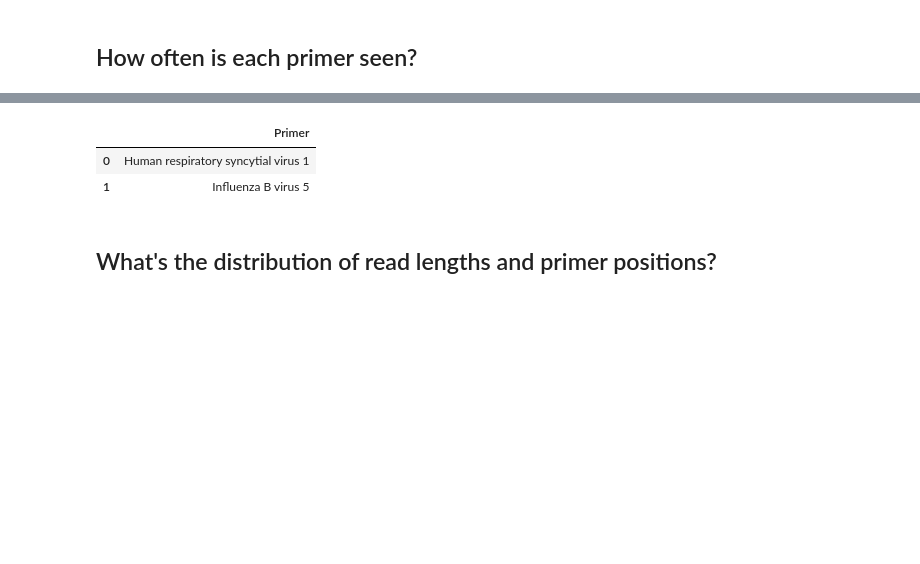
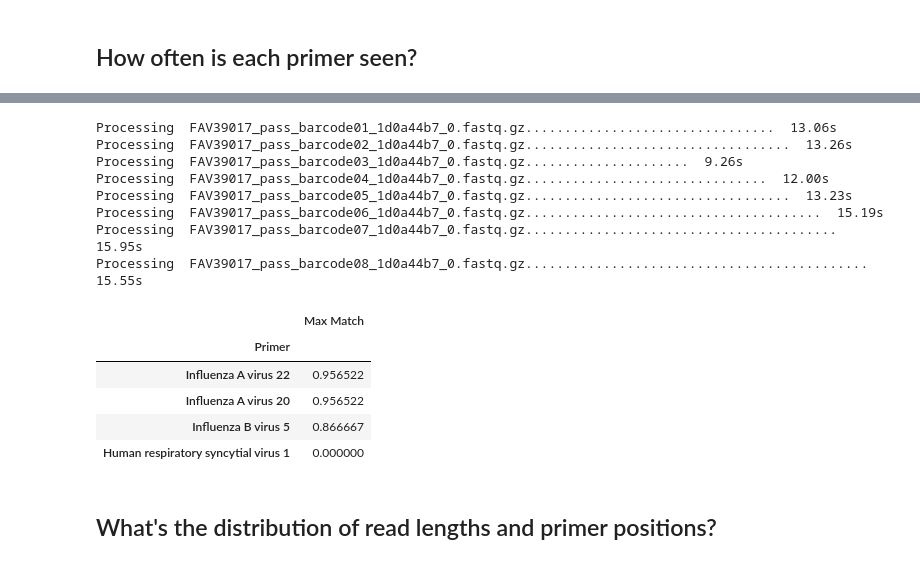
Before and after one commit to RByers/RespiCov-analyze, a Jupyter notebook: AnalyzeRespiCov.ipynb, the cells around one changed output, grey strips where cells are left out. Saved outputs shown, nothing was run; the diff lists cells and outputs as text; code cells hidden in the pictures; blank space fills up the shorter version.

```diff
--- a/AnalyzeRespiCov.ipynb
+++ b/AnalyzeRespiCov.ipynb
@@ -138,7 +128,7 @@ from collections import Counter
 mrs = []
 for (record, hits) in getPrimerMatches("barcode07"):
     for hit in hits:
-        mrs.append(hit.score / len(hit.primer))
+        mrs.append(hit.mr)
 
-pd.DataFrame({'Score': mrs}).hist(figsize=(8,3), bins=5, grid=False)
+pd.DataFrame({'Score': mrs}).hist(figsize=(8,3), bins=5, grid=False);
 # %% [output]
@@ -166,20 +139,21 @@ array([[<AxesSubplot:title={'center':'Score'}>]], dtype=object)
 # %%
 hitsPerPrimer = dict()
 for p in primers:
-    hitsPerPrimer[p.description] = [0,0]
+    hitsPerPrimer[p.description] = [0,0,0]
 
 hitsTotal = 0
 for (record, hits) in getPrimerMatches("barcode07"):
     hitsTotal += len(hits)
     for hit in hits:
         hitsPerPrimer[hit.primer.description][1 if hit.rev else 0] += 1
+        hitsPerPrimer[hit.primer.description][2] += hit.mr
 
 def addPercent (entry):
-    (primer, [fwd,rev]) = entry
-    return (primer, fwd, rev, round((fwd+rev) / hitsTotal * 100, ndigits=2))
+    (primer, [fwd,rev,mrtot]) = entry
+    return (primer, fwd, rev, round((fwd+rev) / hitsTotal * 100, ndigits=2), round(mrtot / (fwd+rev), ndigits=2))
 
-data = map(addPercent, filter(lambda p:p[1]!=[0,0], hitsPerPrimer.items()))
-table = pd.DataFrame(data, columns=["Primer","Fwd hits", "Rev hits", "%"])
+data = map(addPercent, filter(lambda p:p[1]!=[0,0,0], hitsPerPrimer.items()))
+table = pd.DataFrame(data, columns=["Primer","Fwd hits", "Rev hits", "%", "Avg MR"])
 table.set_index("Primer", inplace=True)
 table.sort_values("%", ascending=False, inplace=True)
 table
@@ -209,17 +183,30 @@ Processing  FAV39017_pass_barcode07_1d0a44b7_0.fastq.gz.........................
 # %%
-from collections import Counter
-
-unseen = set(map(lambda p:p.description, primers))
+primerMaxMatch = dict.fromkeys(map(lambda p:p.description, primers), 0.0)
 
 for (dir, record, hits) in getAllPrimerMatches():
-    for (primer, s, e) in hits:
-        unseen.discard(primer.description)
+    for hit in hits:
+        if primerMaxMatch[hit.primer.description] < hit.mr:
+            primerMaxMatch[hit.primer.description] = hit.mr
 
-pd.DataFrame(unseen, columns=["Primer"])
+table = pd.DataFrame.from_dict(primerMaxMatch, orient="index", columns=["Max Match"])
+table.index.name = "Primer"
+table.sort_values("Max Match", ascending=False, inplace=True)
+table[table["Max Match"] < 1.0]
 # %% [output]
+Processing  FAV39017_pass_barcode01_1d0a44b7_0.fastq.gz................................  13.06s
+Processing  FAV39017_pass_barcode02_1d0a44b7_0.fastq.gz..................................  13.26s
+Processing  FAV39017_pass_barcode03_1d0a44b7_0.fastq.gz.....................  9.26s
+Processing  FAV39017_pass_barcode04_1d0a44b7_0.fastq.gz...............................  12.00s
+Processing  FAV39017_pass_barcode05_1d0a44b7_0.fastq.gz..................................  13.23s
+Processing  FAV39017_pass_barcode06_1d0a44b7_0.fastq.gz......................................  15.19s
+Processing  FAV39017_pass_barcode07_1d0a44b7_0.fastq.gz........................................  15.95s
+Processing  FAV39017_pass_barcode08_1d0a44b7_0.fastq.gz............................................  15.55s
-|  | Primer |
-| 0 | Human respiratory syncytial virus 1 |
-| 1 | Influenza B virus 5 |
+|  | Max Match |
+| Primer |  |
+| Influenza A virus 22 | 0.956522 |
+| Influenza A virus 20 | 0.956522 |
+| Influenza B virus 5 | 0.866667 |
+| Human respiratory syncytial virus 1 | 0.000000 |
 # %% [markdown]
 ## What's the distribution of read lengths and primer positions?
 # %%
```
Also changed, not shown: parts of 8 cells of this notebook.
